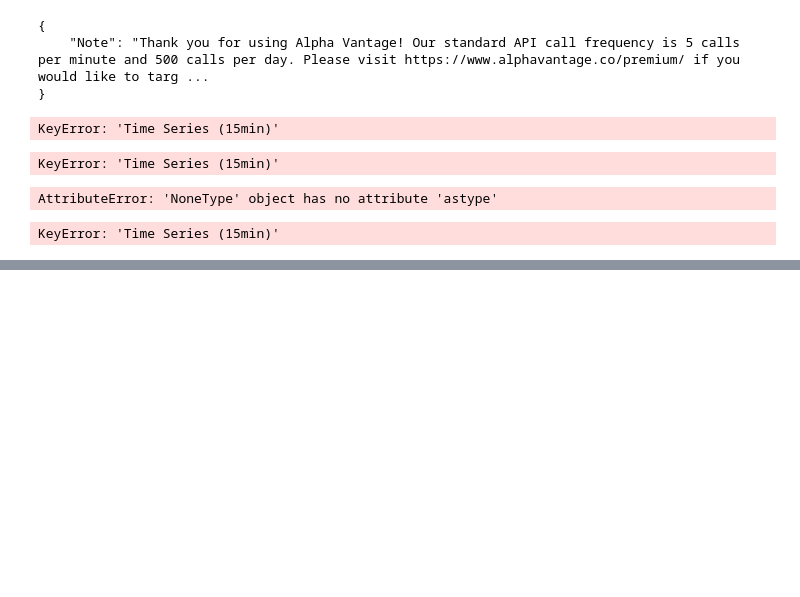
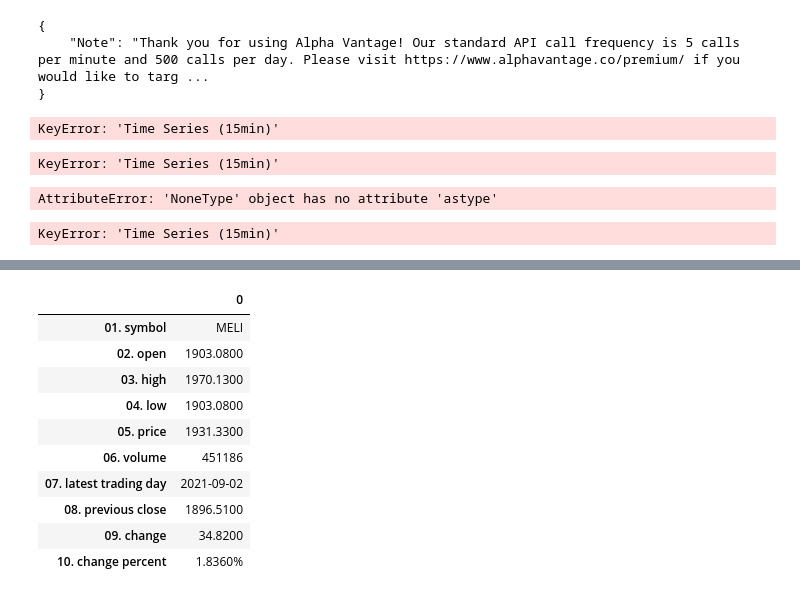
Before and after one commit to tutecode/APIs-Market-Data, a Jupyter notebook: APIs-MarketData.ipynb, the cells around one changed output, grey strips where cells are left out. Drawn from its saved outputs; the diff is of its cells as text; code cells hidden in the pictures; blank space fills up the shorter version.

```diff
--- a/APIs-MarketData.ipynb
+++ b/APIs-MarketData.ipynb
@@ -310,0 +341,15 @@ data.loc[data.Div > 0].Div.count()
+# %%
+data = quote(symbol='MELI')
+data
+# %% [output]
+|  | 0 |
+| 01. symbol | MELI |
+| 02. open | 1903.0800 |
+| 03. high | 1970.1300 |
+| 04. low | 1903.0800 |
+| 05. price | 1931.3300 |
+| 06. volume | 451186 |
+| 07. latest trading day | 2021-09-02 |
+| 08. previous close | 1896.5100 |
+| 09. change | 34.8200 |
+| 10. change percent | 1.8360% |
```
Also changed, not shown: parts of 13 cells of this notebook.
